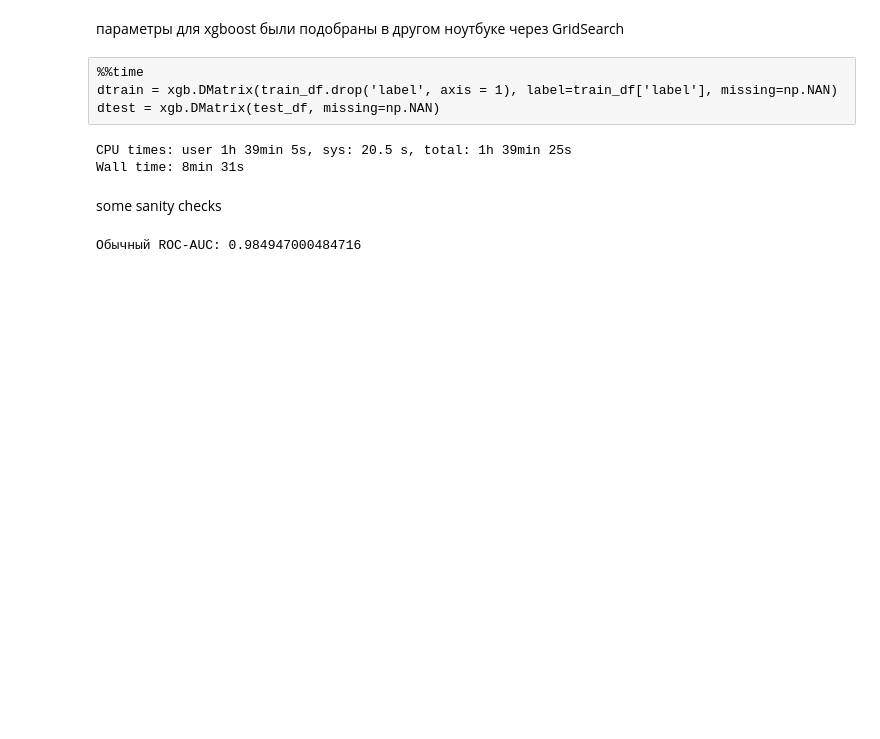
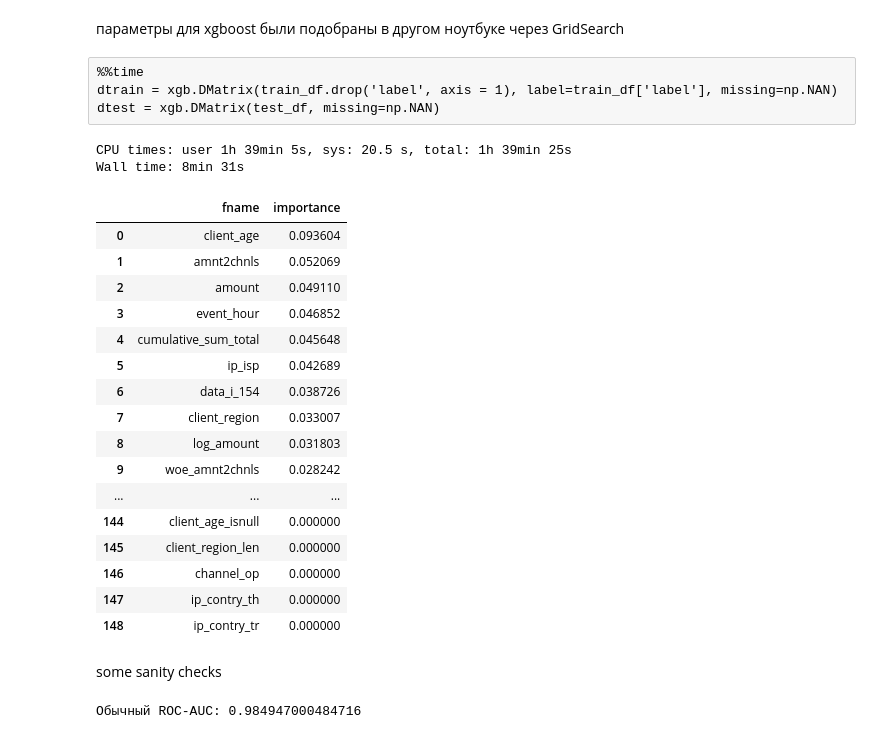
Before and after one commit to orlov-alexander/hse_nis, a Jupyter notebook: notebooks/prediction/final_prediction.ipynb, the cells around one changed output. Saved outputs shown, nothing was run; the diff lists cells and outputs as text; code cells hidden in the pictures; blank space fills up the shorter version.

```diff
--- a/notebooks/prediction/final_prediction.ipynb
+++ b/notebooks/prediction/final_prediction.ipynb
@@ -73,6 +73,29 @@ predictor = model.fit(train_df.drop('label', axis = 1), train_df['label'])
 # %% [output]
 CPU times: user 1h 39min 5s, sys: 20.5 s, total: 1h 39min 25s
 Wall time: 8min 31s
+# %%
+fi = pd.DataFrame({'fname': train_df.drop('label', axis = 1).columns, 'importance': predictor.feature_importances_})
+# %%
+with pd.option_context('display.max.rows', 200):
+    display(fi.sort_values('importance', ascending = False).reset_index().drop('index', axis = 1))
+# %% [output]
+|  | fname | importance |
+| 0 | client_age | 0.093604 |
+| 1 | amnt2chnls | 0.052069 |
+| 2 | amount | 0.049110 |
+| 3 | event_hour | 0.046852 |
+| 4 | cumulative_sum_total | 0.045648 |
+| 5 | ip_isp | 0.042689 |
+| 6 | data_i_154 | 0.038726 |
+| 7 | client_region | 0.033007 |
+| 8 | log_amount | 0.031803 |
+| 9 | woe_amnt2chnls | 0.028242 |
+| ... | ... | ... |
+| 144 | client_age_isnull | 0.000000 |
+| 145 | client_region_len | 0.000000 |
+| 146 | channel_op | 0.000000 |
+| 147 | ip_contry_th | 0.000000 |
+| 148 | ip_contry_tr | 0.000000 |
 # %% [markdown]
 some sanity checks
 # %%
```
Also changed, not shown: parts of 3 cells of this notebook, 4 other files.
